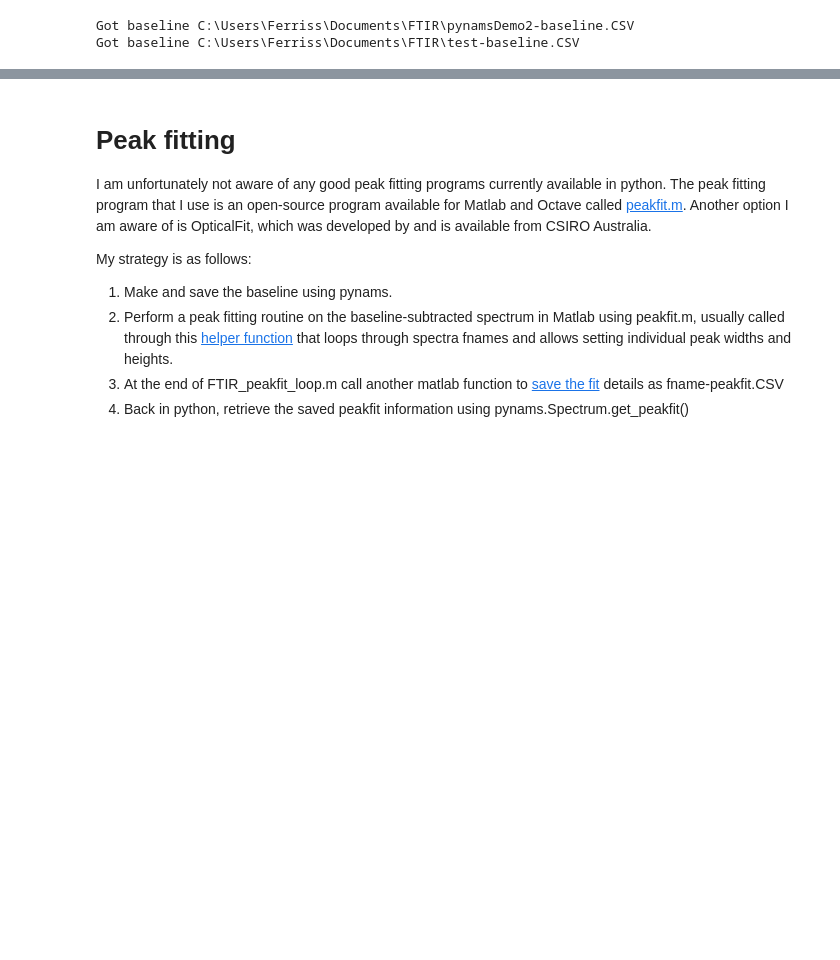
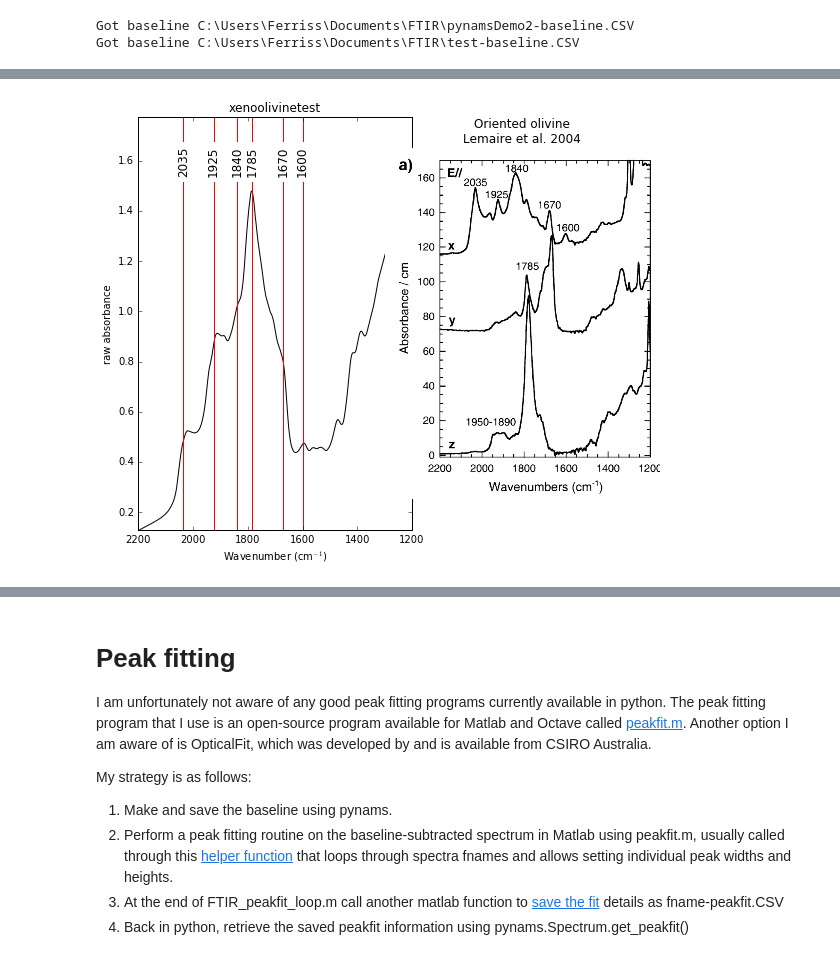
Before and after one commit to EFerriss/Pynams, a Jupyter notebook: EXAMPLES.ipynb, the cells around one changed output, grey strips where cells are left out. Cells and saved outputs as stored; diff of their text form; code cells hidden in the pictures; blank space fills up the shorter version.

Commit message:
spectrum.orientation() and spectrum.find_peaks()

```diff
--- a/EXAMPLES.ipynb
+++ b/EXAMPLES.ipynb
@@ -260,0 +264,6 @@ Got baseline C:\Users\Ferriss\Documents\FTIR\test-baseline.CSV
+# %%
+spectrum = Spectrum(folder=FTIR_file_location, fname='xenoolivinetest', thickness_microns=300.)
+fig = spectrum.orientation()
+fig.set_size_inches(8, 8)
+# %% [output]
+[figure, added]
```
Also changed, not shown: parts of 3 cells of this notebook, 4 other files.
